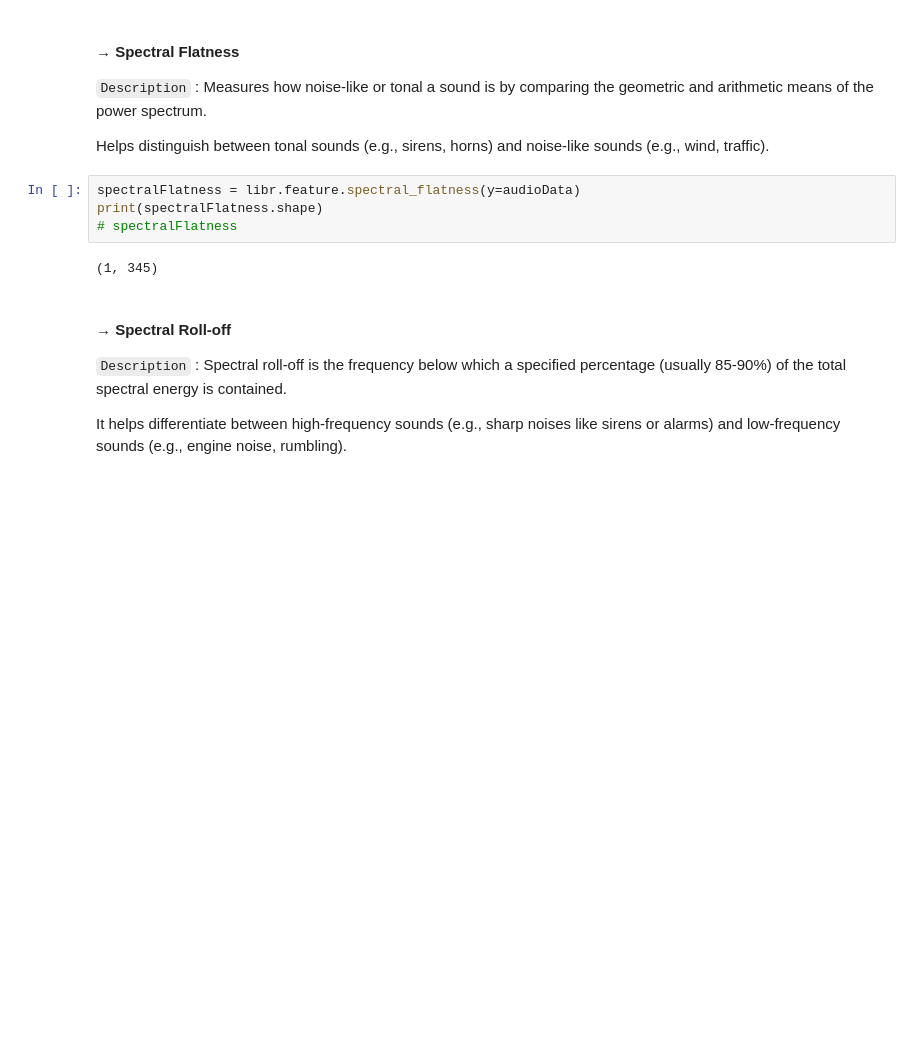
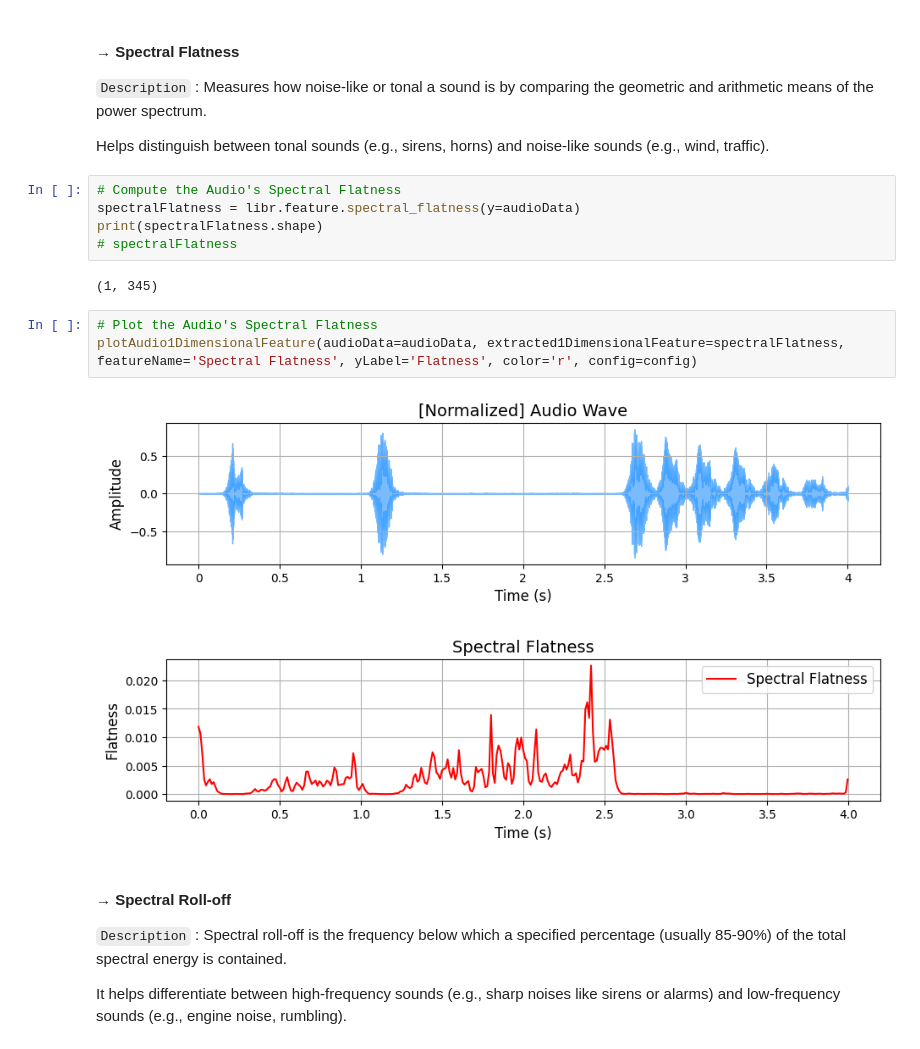
Before and after one commit to EstevesX10/ML2-Urban-Sound-Classification, a Jupyter notebook: Urban-Sound-Classification/UrbanSoundClassification.ipynb, the cells around one changed output. Cells and saved outputs as stored; diff of their text form; blank space fills up the shorter version.

```diff
--- a/Urban-Sound-Classification/UrbanSoundClassification.ipynb
+++ b/Urban-Sound-Classification/UrbanSoundClassification.ipynb
@@ -244,11 +201,17 @@ print(spectralBandwidth.shape)
 
 Helps distinguish between tonal sounds (e.g., sirens, horns) and noise-like sounds (e.g., wind, traffic).
 # %%
+# Compute the Audio's Spectral Flatness
 spectralFlatness = libr.feature.spectral_flatness(y=audioData)
 print(spectralFlatness.shape)
 # spectralFlatness
 # %% [output]
 (1, 345)
+# %%
+# Plot the Audio's Spectral Flatness
+plotAudio1DimensionalFeature(audioData=audioData, extracted1DimensionalFeature=spectralFlatness, featureName='Spectral Flatness', yLabel='Flatness', color='r', config=config)
+# %% [output]
+[figure, added]
 # %% [markdown]
 #### &rarr; Spectral Roll-off
 
```
Also changed, not shown: parts of 22 cells of this notebook.
